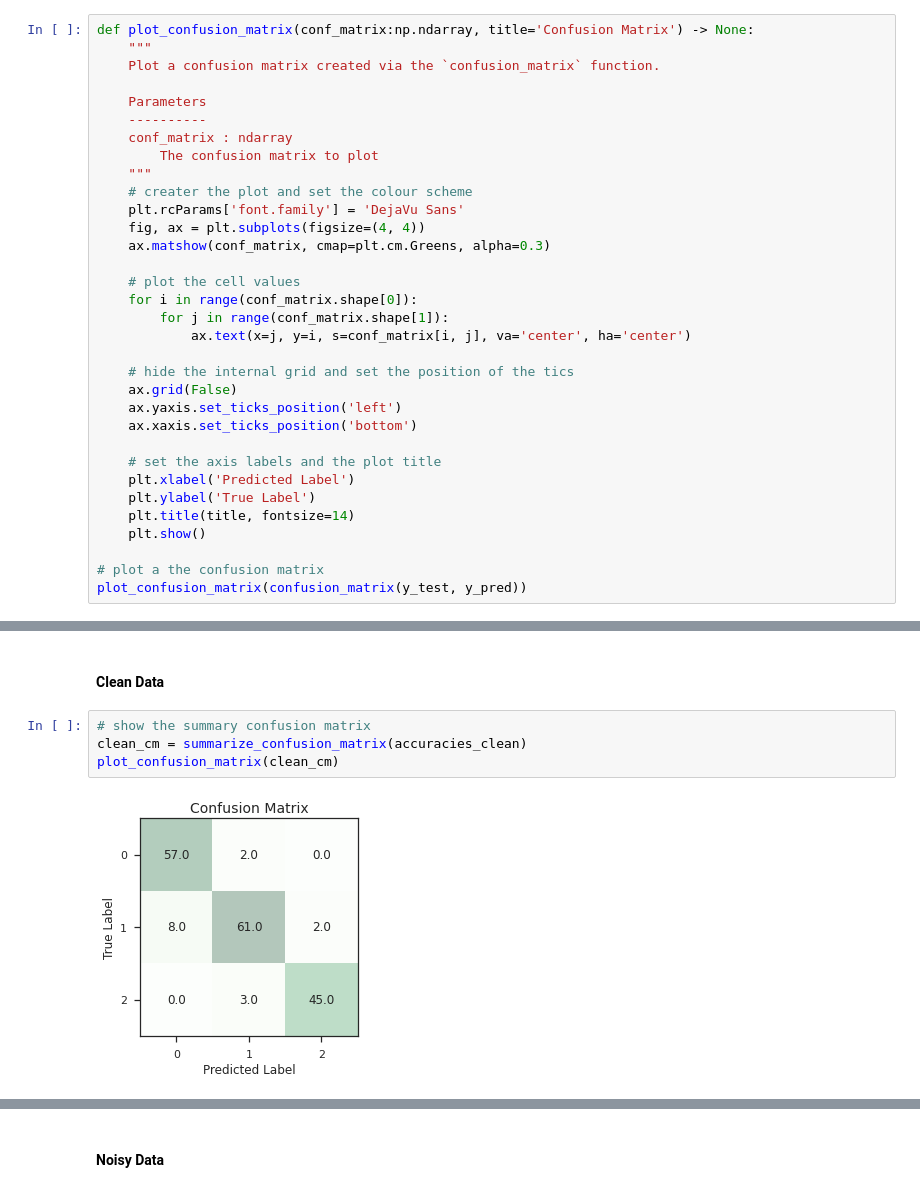
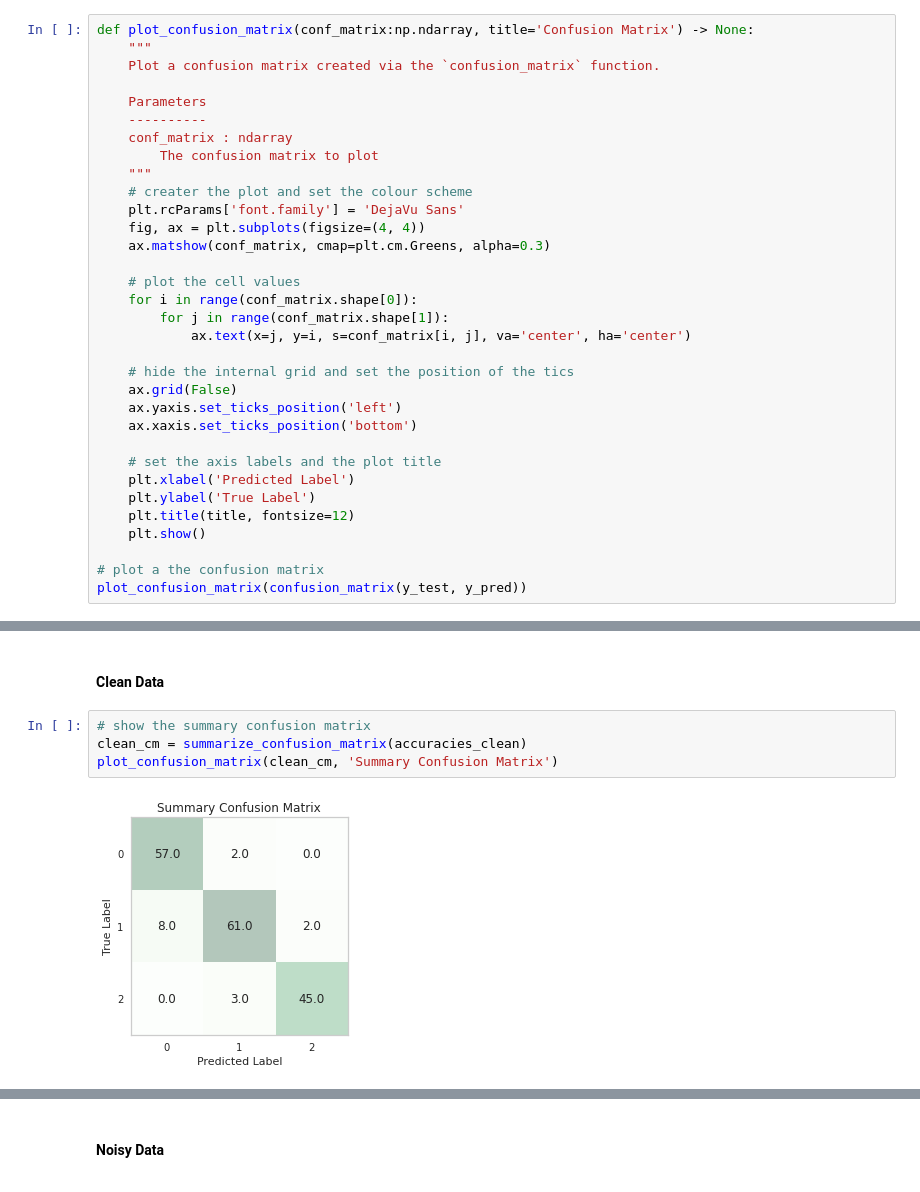
Before and after one commit to JohnnyFoulds/dsm040-2021-oct, a Jupyter notebook: coursework_01/cw.ipynb, the cells around one changed output, grey strips where cells are left out. Drawn from its saved outputs; the diff is of its cells as text.

```diff
--- a/coursework_01/cw.ipynb
+++ b/coursework_01/cw.ipynb
@@ -553,7 +550,7 @@ def plot_confusion_matrix(conf_matrix:np.ndarray, title='Confusion Matrix') -> N
     # set the axis labels and the plot title
     plt.xlabel('Predicted Label')
     plt.ylabel('True Label')
-    plt.title(title, fontsize=14)
+    plt.title(title, fontsize=12)
     plt.show()
 
 # plot a the confusion matrix
@@ -1021,6 +1034,6 @@ array([[57.,  2.,  0.],
 # %%
 # show the summary confusion matrix
 clean_cm = summarize_confusion_matrix(accuracies_clean)
-plot_confusion_matrix(clean_cm)
+plot_confusion_matrix(clean_cm, 'Summary Confusion Matrix')
 # %% [output]
-[figure, old version]
+[figure, new version]
```
Also changed, not shown: parts of 17 cells of this notebook, 1 other file.
